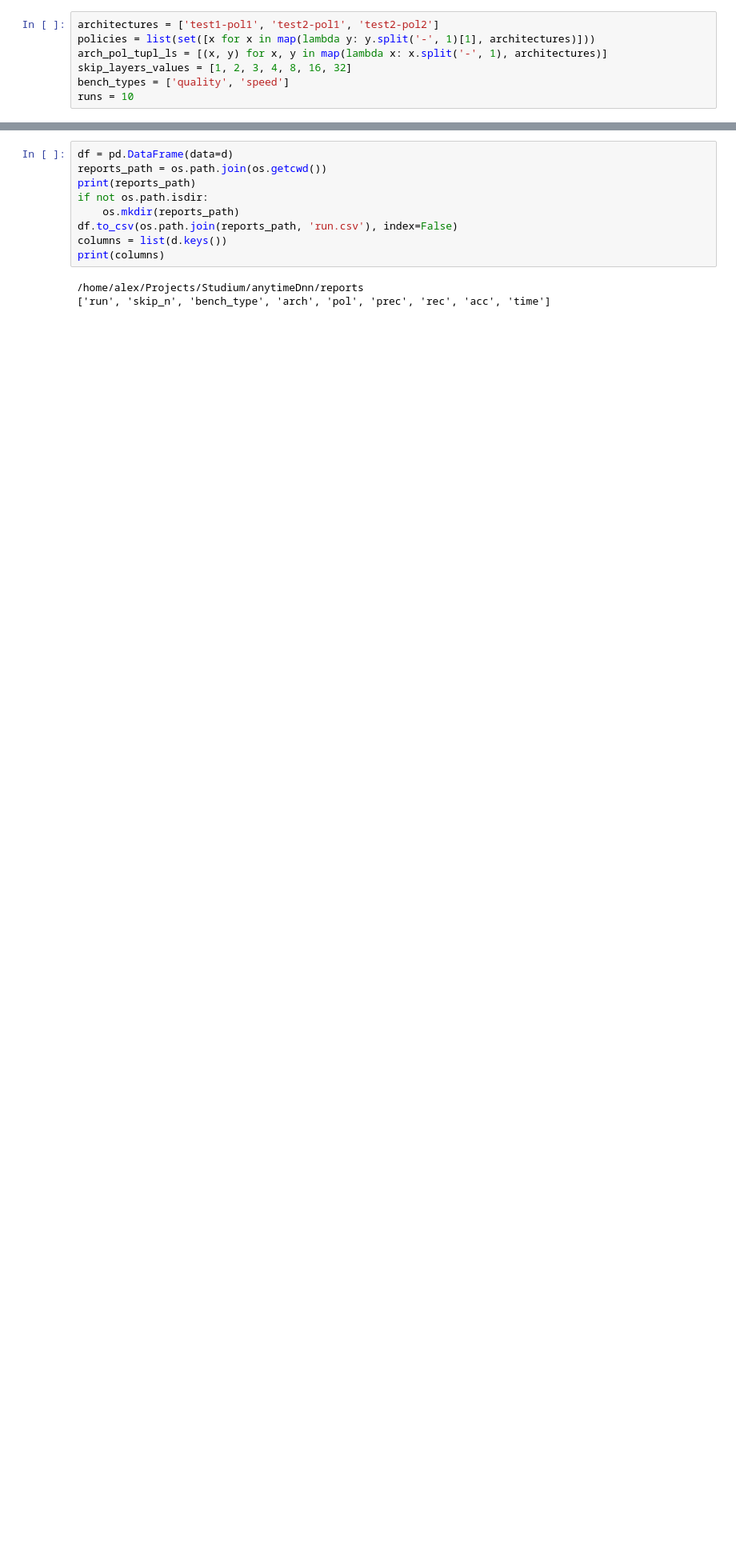
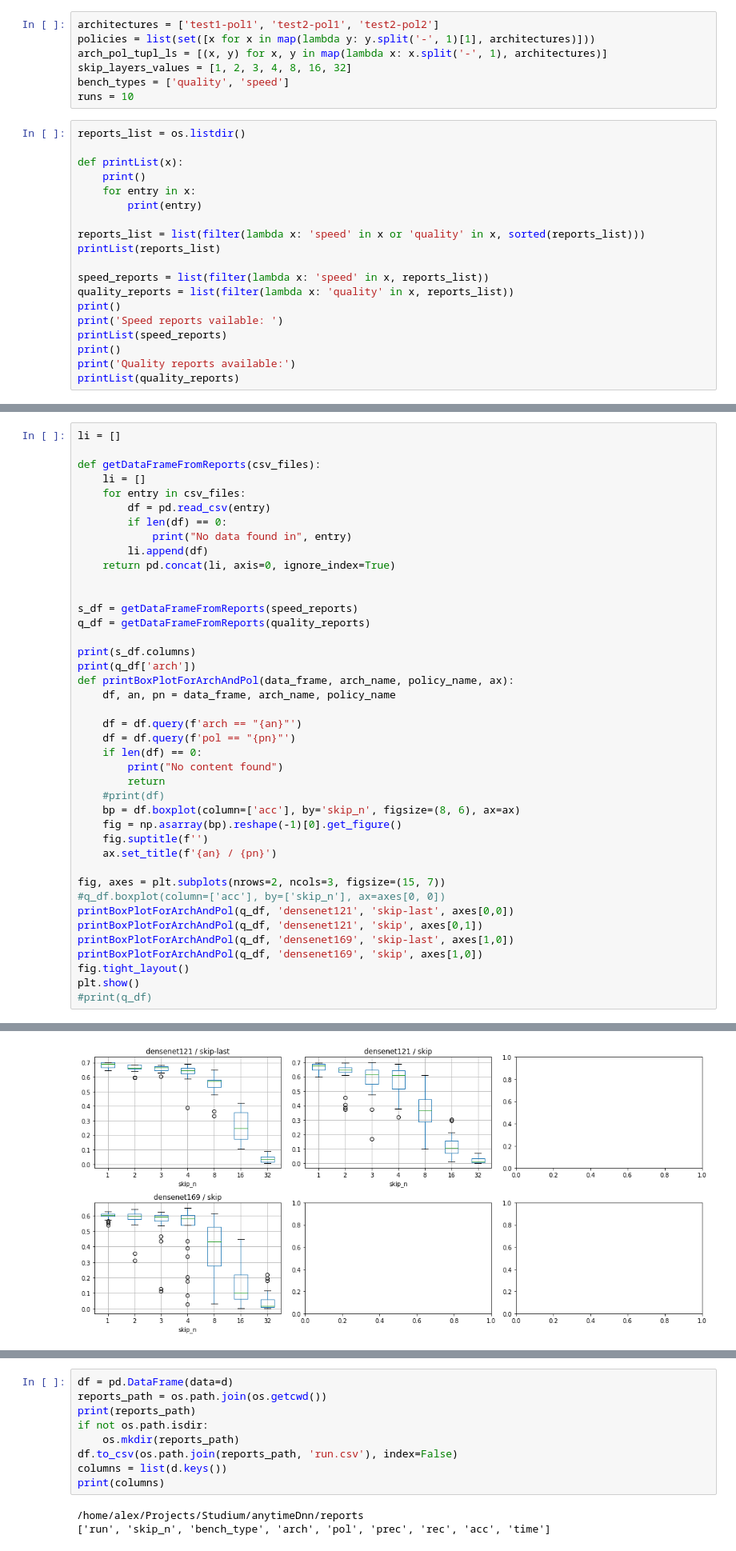
Before and after one commit to a-luengen/anytimeDnn, a Jupyter notebook: reports/benchmark_data_test.ipynb, the cells around one changed output, grey strips where cells are left out. Shown at 80% size. Cells and saved outputs as stored; diff of their text form; blank space fills up the shorter version.

Commit message:
Added creation of Boxplot for quality reports.

```diff
--- a/reports/benchmark_data_test.ipynb
+++ b/reports/benchmark_data_test.ipynb
@@ -9,3 +11,22 @@ arch_pol_tupl_ls = [(x, y) for x, y in map(lambda x: x.split('-', 1), architectu
 skip_layers_values = [1, 2, 3, 4, 8, 16, 32]
 bench_types = ['quality', 'speed']
 runs = 10
+# %%
+reports_list = os.listdir()
+
+def printList(x):
+    print()
+    for entry in x:
+        print(entry)
+
+reports_list = list(filter(lambda x: 'speed' in x or 'quality' in x, sorted(reports_list)))
+printList(reports_list)
+
+speed_reports = list(filter(lambda x: 'speed' in x, reports_list))
+quality_reports = list(filter(lambda x: 'quality' in x, reports_list))
+print()
+print('Speed reports vailable: ')
+printList(speed_reports)
+print()
+print('Quality reports available:')
+printList(quality_reports)
@@ -11,0 +54,42 @@ runs = 10
+# %%
+li = []
+
+def getDataFrameFromReports(csv_files):
+    li = []
+    for entry in csv_files:
+        df = pd.read_csv(entry)
+        if len(df) == 0:
+            print("No data found in", entry)
+        li.append(df)
+    return pd.concat(li, axis=0, ignore_index=True)
+
+
+s_df = getDataFrameFromReports(speed_reports)
+q_df = getDataFrameFromReports(quality_reports)
+
+print(s_df.columns)
+print(q_df['arch'])
+def printBoxPlotForArchAndPol(data_frame, arch_name, policy_name, ax):
+    df, an, pn = data_frame, arch_name, policy_name
+
+    df = df.query(f'arch == "{an}"')
+    df = df.query(f'pol == "{pn}"')
+    if len(df) == 0:
+        print("No content found")
+        return
+    #print(df)
+    bp = df.boxplot(column=['acc'], by='skip_n', figsize=(8, 6), ax=ax)
+    fig = np.asarray(bp).reshape(-1)[0].get_figure()
+    fig.suptitle(f'')
+    ax.set_title(f'{an} / {pn}')
+
+fig, axes = plt.subplots(nrows=2, ncols=3, figsize=(15, 7))
+#q_df.boxplot(column=['acc'], by=['skip_n'], ax=axes[0, 0])
+printBoxPlotForArchAndPol(q_df, 'densenet121', 'skip-last', axes[0,0])
+printBoxPlotForArchAndPol(q_df, 'densenet121', 'skip', axes[0,1])
+printBoxPlotForArchAndPol(q_df, 'densenet169', 'skip-last', axes[1,0])
+printBoxPlotForArchAndPol(q_df, 'densenet169', 'skip', axes[1,0])
+fig.tight_layout()
+plt.show()
+#print(q_df)
+# %% [output]
@@ -11,0 +112 @@ runs = 10
+[figure, added]
```
Also changed, not shown: parts of 7 cells of this notebook.
